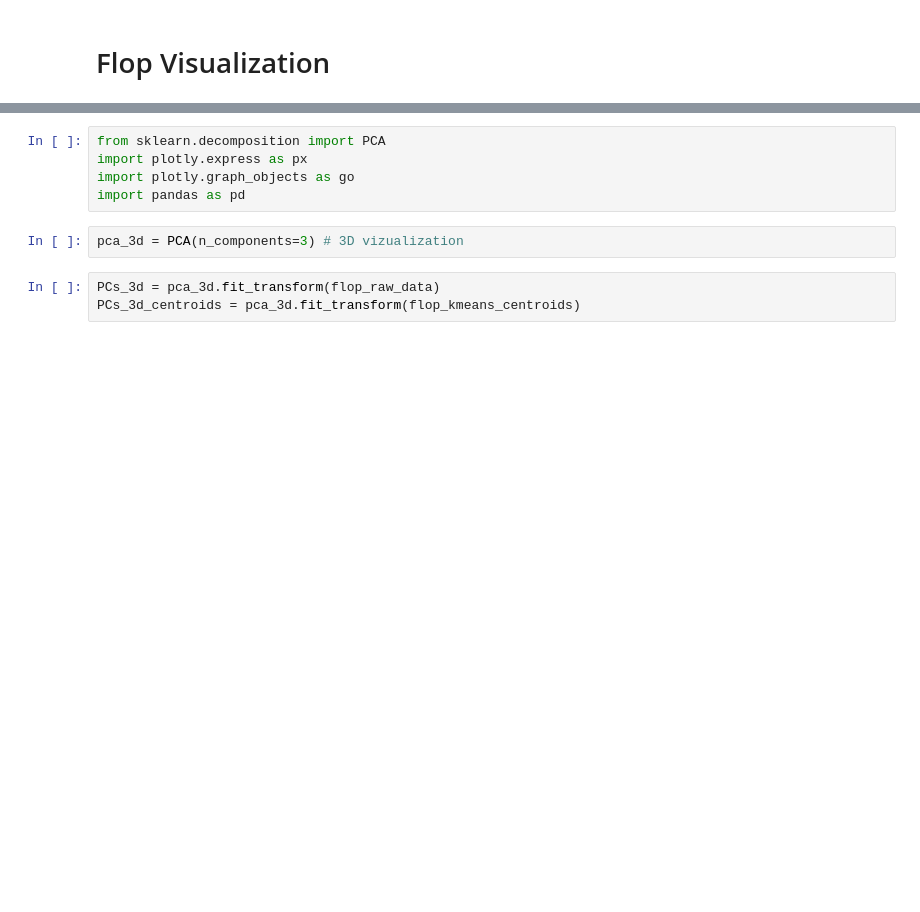
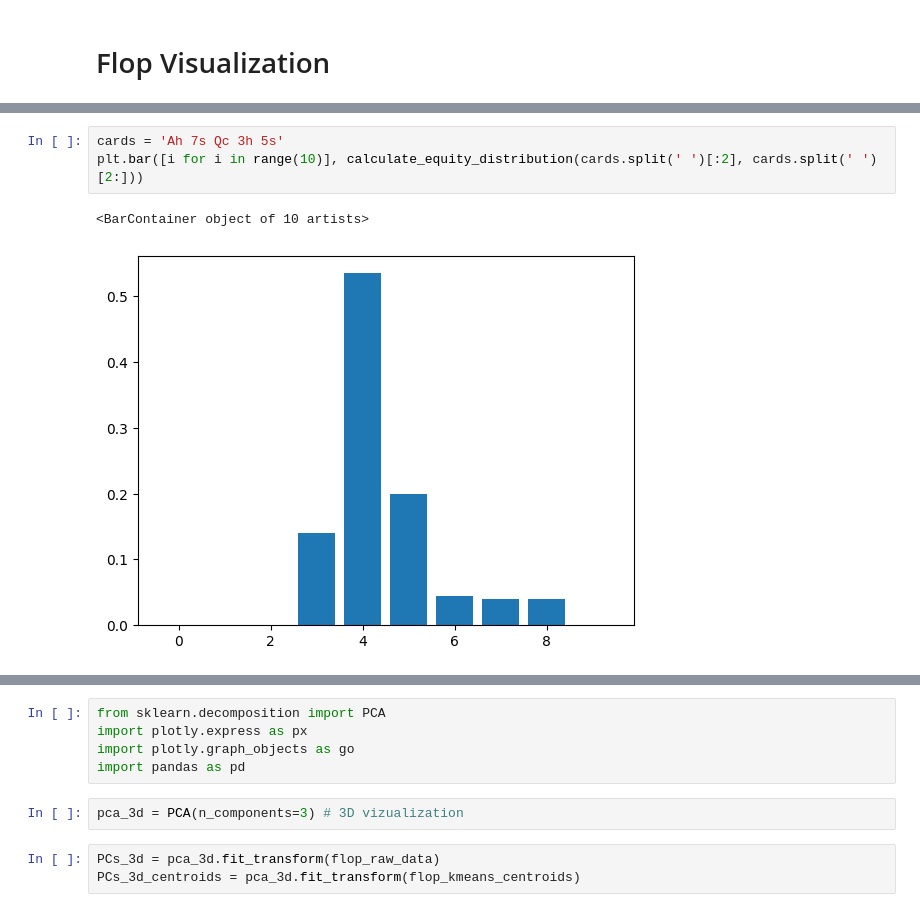
Before and after one commit to Gongsta/Poker-AI, a Jupyter notebook: notebooks/abstraction_visualization.ipynb, the cells around one changed output, grey strips where cells are left out. Cells and saved outputs as stored; diff of their text form; blank space fills up the shorter version.

```diff
--- a/notebooks/abstraction_visualization.ipynb
+++ b/notebooks/abstraction_visualization.ipynb
@@ -35,0 +45,6 @@ flop_kmeans_centroids.shape
+# %%
+cards = 'Ah 7s Qc 3h 5s'
+plt.bar([i for i in range(10)], calculate_equity_distribution(cards.split(' ')[:2], cards.split(' ')[2:]))
+# %% [output]
+<BarContainer object of 10 artists>
+[figure, added]
```
Also changed, not shown: parts of 15 cells of this notebook, 29 other files.
